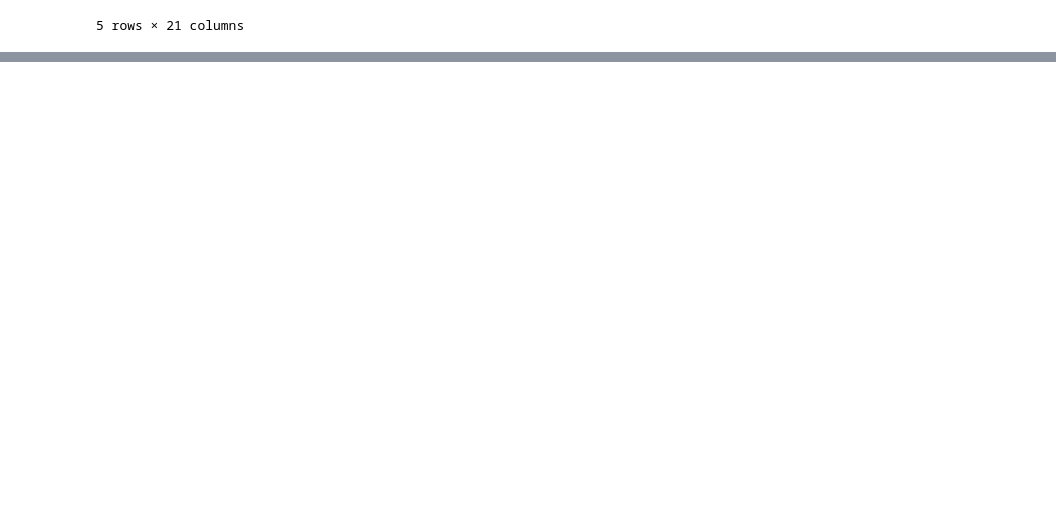
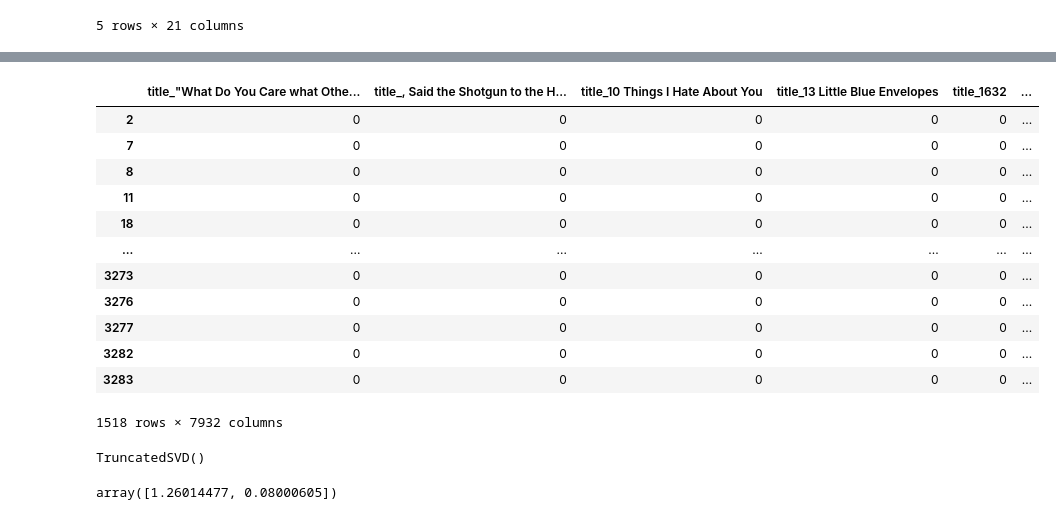
Before and after one commit to manny-pi/inst.414.final-project.repo, a Jupyter notebook: BenWork/BenAnalysis.ipynb, the cells around one changed output, grey strips where cells are left out. Cells and saved outputs as stored; diff of their text form; code cells hidden in the pictures; blank space fills up the shorter version.

```diff
--- a/BenWork/BenAnalysis.ipynb
+++ b/BenWork/BenAnalysis.ipynb
@@ -112,0 +130,4 @@ book_df
+# %%
+b = books.drop(columns=['id', 'isbn'])
+# %%
+dummies = pd.get_dummies(b)
@@ -112,0 +139,16 @@ book_df
+# %%
+dummies
+# %% [output]
+|  | title_"What Do You Care what Othe... | title_, Said the Shotgun to the H... | title_10 Things I Hate About You | title_13 Little Blue Envelopes | title_1632 | ... |
+| 2 | 0 | 0 | 0 | 0 | 0 | ... |
+| 7 | 0 | 0 | 0 | 0 | 0 | ... |
+| 8 | 0 | 0 | 0 | 0 | 0 | ... |
+| 11 | 0 | 0 | 0 | 0 | 0 | ... |
+| 18 | 0 | 0 | 0 | 0 | 0 | ... |
+| ... | ... | ... | ... | ... | ... | ... |
+| 3273 | 0 | 0 | 0 | 0 | 0 | ... |
+| 3276 | 0 | 0 | 0 | 0 | 0 | ... |
+| 3277 | 0 | 0 | 0 | 0 | 0 | ... |
+| 3282 | 0 | 0 | 0 | 0 | 0 | ... |
+| 3283 | 0 | 0 | 0 | 0 | 0 | ... |
+1518 rows × 7932 columns
@@ -112,0 +161,4 @@ book_df
+# %%
+svd.fit(matrix_dense)
+# %% [output]
+TruncatedSVD()
@@ -112,0 +167,4 @@ book_df
+# %%
+np.mean(matrix_reduced, axis=0)
+# %% [output]
+array([1.26014477, 0.08000605])
```
Also changed, not shown: parts of 27 cells of this notebook.
